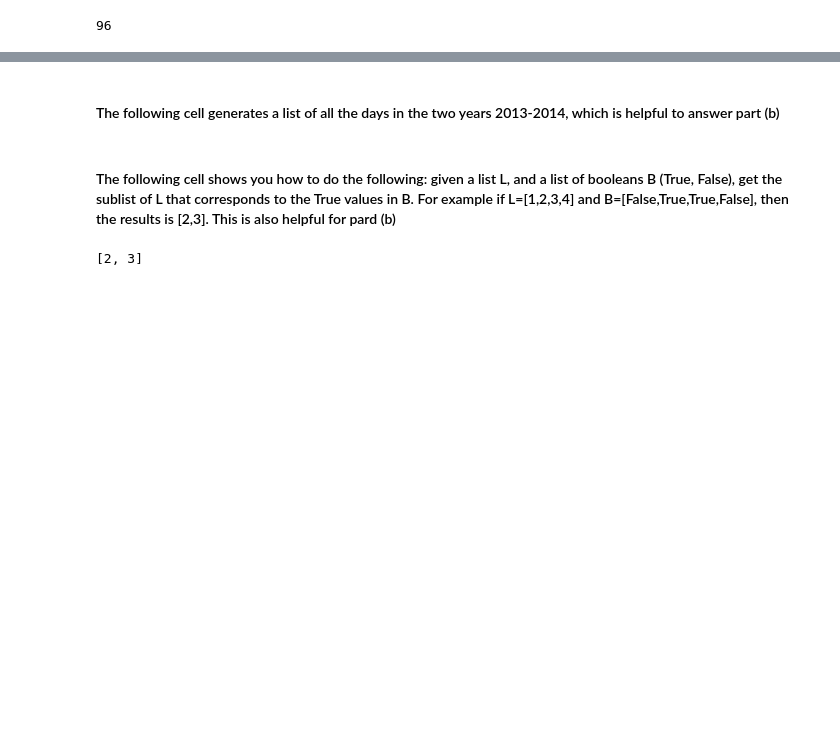
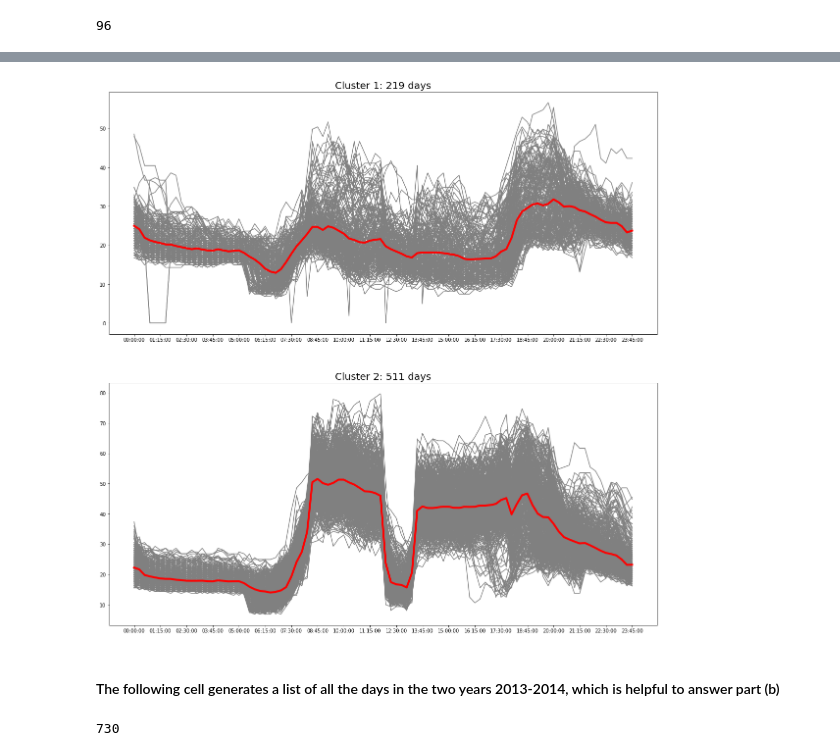
Before and after one commit to david-siqi-liu/SCS3253_Winter2019, a Jupyter notebook: W04_Liu_qq287393.ipynb, the cells around one changed output, grey strips where cells are left out. Saved outputs shown, nothing was run; the diff lists cells and outputs as text; code cells hidden in the pictures; blank space fills up the shorter version.

```diff
--- a/W04_Liu_qq287393.ipynb
+++ b/W04_Liu_qq287393.ipynb
@@ -345,0 +396,4 @@ len(X[0])
+# %%
+kmeans = KMeans(n_clusters=2, random_state=0).fit(X)
+# %%
+y = kmeans.labels_
@@ -345,0 +404,2 @@ len(X[0])
+# %%
+centers = kmeans.cluster_centers_
@@ -345,0 +410,5 @@ len(X[0])
+# %%
+# Create a DataFrame for better readability of X
+df_X = pd.DataFrame(X).T
+df_X['hour'] = average_curves_norm.index.values
+df_X = df_X.set_index('hour')
@@ -346,3 +426,22 @@ len(X[0])
+# %%
+fig = plt.figure(figsize=(20,20))
+
+for c in range(0, 2):
+    fig.add_subplot(2,1,c+1)
+    c_x = []
+    for i,j in enumerate(y):
+        # Belong to cluster
+        if j == c:
+            # Add to list
+            c_x.append(i)
+    plt.plot(df_X.iloc[:,c_x],c='grey')
+    plt.plot(centers[c],c='red',linewidth=4.0)
+    plt.xticks(df_X.index.values[::5])
+    plt.title("Cluster {0}: {1} days".format(c + 1, len(c_x)),size=20.0)
+
+plt.show()
+# %% [output]
+[figure, added]
 # %% [markdown]
 #### The following cell generates a list of all the days in the two years 2013-2014, which is helpful to answer part (b)
 # %%
@@ -355,12 +454,7 @@ daysyear = []
 D = {0:'mon', 1:'tue', 2:'wed', 3:'thu', 4:'fri', 5:'sat', 6:'sun'}
 for i in range(delta.days + 1):
     daysyear.extend([D[(d1 + timedelta(days=i)).weekday()]+"-"+str(d1 + timedelta(days=i))])
-# %% [markdown]
-#### The following cell shows you how to do the following: given a list L, and a list of booleans B (True, False), get the sublist of L that corresponds to the True values in B. For example if L=[1,2,3,4] and B=[False,True,True,False], then the results is [2,3]. This is also helpful for pard (b)
-# %%
-from itertools import compress
-L = [1,2,3,4]
-B = [False, True, True, False]
-list(compress(L, B))
-# %% [output]
-[2, 3]
+# %%
+len(daysyear)
+# %% [output]
+730
```
Also changed, not shown: parts of 31 cells of this notebook.
